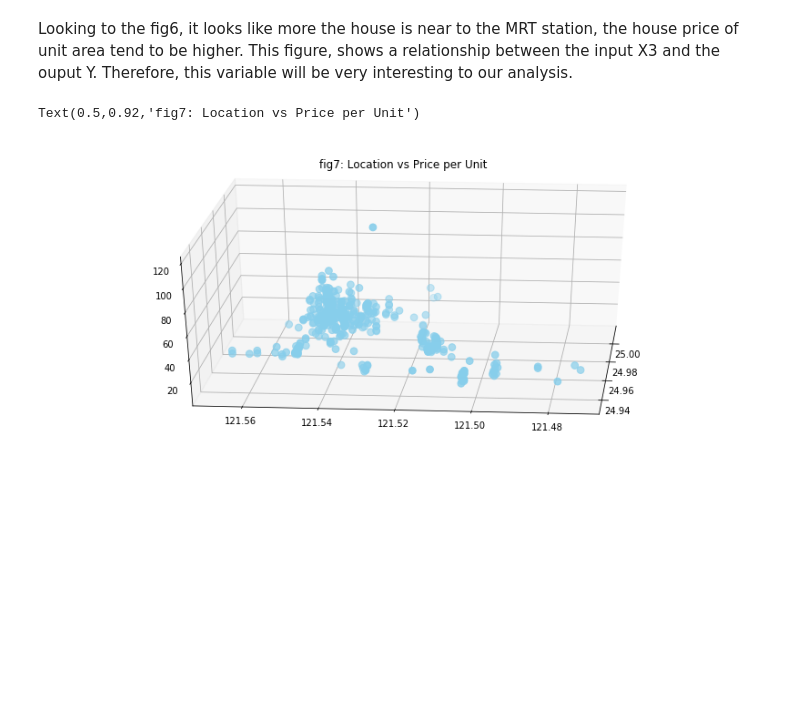
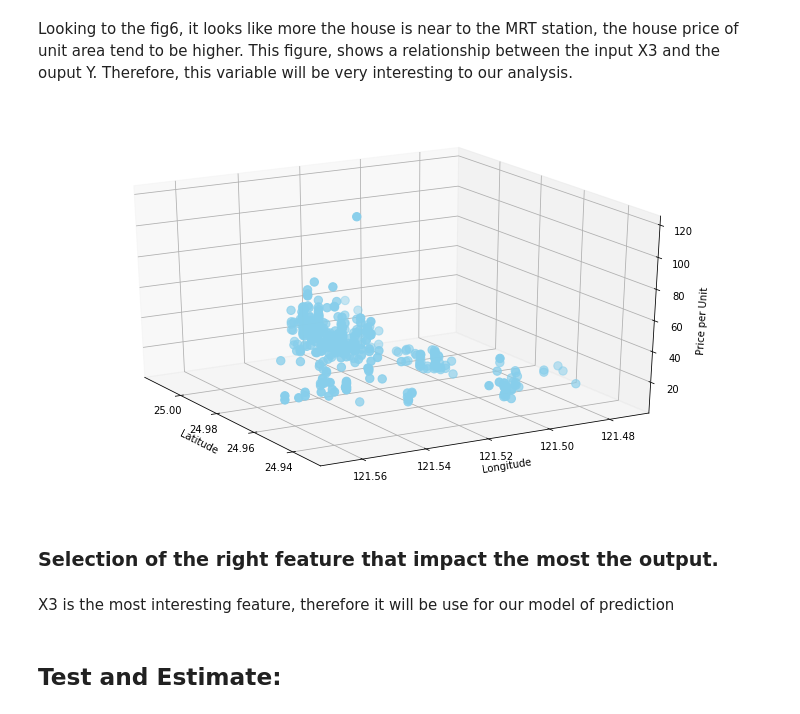
Before and after one commit to kelly19958468/Multivariable-Linear-Regression-Problem, a Jupyter notebook: Real Estate Valuation .ipynb, the cells around one changed output. Cells and saved outputs as stored; diff of their text form; code cells hidden in the pictures; blank space fills up the shorter version.

```diff
--- a/Real Estate Valuation .ipynb
+++ b/Real Estate Valuation .ipynb
@@ -135,15 +163,16 @@ Looking to the fig6, it looks like more the house is near to the MRT station, th
 # %%
-#The location vs Price per Unit
+#Plotting
 from mpl_toolkits.mplot3d import Axes3D
-x5 = df['X5'] #Latitude
-x6 = df['X6'] #Longitude
-y = df['Y house price of unit area']
-
-fig = plt.figure(figsize=(14,6))
+fig = plt.figure(figsize=(12,7))
 ax = fig.add_subplot(111, projection='3d')
-ax.scatter(x5,x6,y, c='skyblue', s=60)
-ax.view_init(30, 185)
-plt.title('fig7: Location vs Price per Unit')
+ax.scatter(x5,x6,y, c='skyblue', s=70)
+ax.set_xlabel('Latitude');ax.set_ylabel('Longitude');ax.set_zlabel('Price per Unit')
+ax.view_init(25, 150)
 # %% [output]
-Text(0.5,0.92,'fig7: Location vs Price per Unit')
-[figure, old version]
+[figure, new version]
+# %% [markdown]
+### Selection of the right feature that impact the most the output.
+# %% [markdown]
+X3 is the most interesting feature, therefore it will be use for our model of prediction
+# %% [markdown]
+## Test and Estimate:
```
Also changed, not shown: parts of 15 cells of this notebook.
